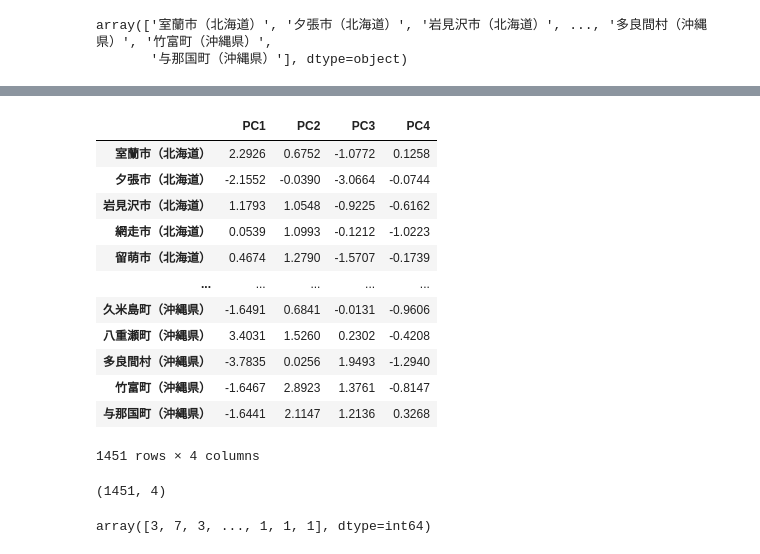
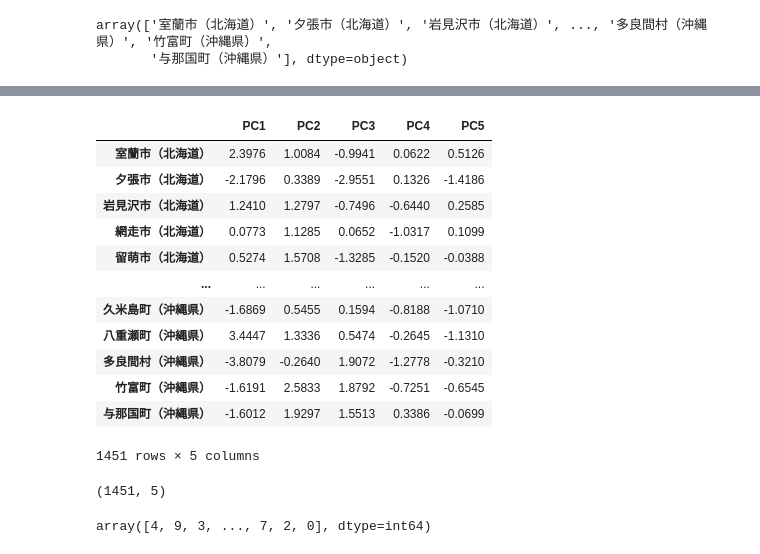
Before and after one commit to tMaehashi/City-Analysis, a Jupyter notebook: Code/city_2.ipynb, the cells around one changed output, grey strips where cells are left out. Saved outputs shown, nothing was run; the diff lists cells and outputs as text; code cells hidden in the pictures.

```diff
--- a/Code/city_2.ipynb
+++ b/Code/city_2.ipynb
@@ -129,35 +130,35 @@ my_df.style.applymap(color_background1)
 # %%
 pd.options.display.float_format = '{:.4f}'.format
 pca_score = pd.DataFrame(val_PCA, columns=[f'PC{i+1}' for i in range(pca.n_components_)], index=C)
-df_score = pca_score.iloc[:, :4]
+df_score = pca_score.iloc[:, :5]
 df_score
 # %% [output]
-|  | PC1 | PC2 | PC3 | PC4 |
-| 室蘭市（北海道） | 2.2926 | 0.6752 | -1.0772 | 0.1258 |
-| 夕張市（北海道） | -2.1552 | -0.0390 | -3.0664 | -0.0744 |
-| 岩見沢市（北海道） | 1.1793 | 1.0548 | -0.9225 | -0.6162 |
-| 網走市（北海道） | 0.0539 | 1.0993 | -0.1212 | -1.0223 |
-| 留萌市（北海道） | 0.4674 | 1.2790 | -1.5707 | -0.1739 |
-| ... | ... | ... | ... | ... |
-| 久米島町（沖縄県） | -1.6491 | 0.6841 | -0.0131 | -0.9606 |
-| 八重瀬町（沖縄県） | 3.4031 | 1.5260 | 0.2302 | -0.4208 |
-| 多良間村（沖縄県） | -3.7835 | 0.0256 | 1.9493 | -1.2940 |
-| 竹富町（沖縄県） | -1.6467 | 2.8923 | 1.3761 | -0.8147 |
-| 与那国町（沖縄県） | -1.6441 | 2.1147 | 1.2136 | 0.3268 |
+|  | PC1 | PC2 | PC3 | PC4 | PC5 |
+| 室蘭市（北海道） | 2.3976 | 1.0084 | -0.9941 | 0.0622 | 0.5126 |
+| 夕張市（北海道） | -2.1796 | 0.3389 | -2.9551 | 0.1326 | -1.4186 |
+| 岩見沢市（北海道） | 1.2410 | 1.2797 | -0.7496 | -0.6440 | 0.2585 |
+| 網走市（北海道） | 0.0773 | 1.1285 | 0.0652 | -1.0317 | 0.1099 |
+| 留萌市（北海道） | 0.5274 | 1.5708 | -1.3285 | -0.1520 | -0.0388 |
+| ... | ... | ... | ... | ... | ... |
+| 久米島町（沖縄県） | -1.6869 | 0.5455 | 0.1594 | -0.8188 | -1.0710 |
+| 八重瀬町（沖縄県） | 3.4447 | 1.3336 | 0.5474 | -0.2645 | -1.1310 |
+| 多良間村（沖縄県） | -3.8079 | -0.2640 | 1.9072 | -1.2778 | -0.3210 |
+| 竹富町（沖縄県） | -1.6191 | 2.5833 | 1.8792 | -0.7251 | -0.6545 |
+| 与那国町（沖縄県） | -1.6012 | 1.9297 | 1.5513 | 0.3386 | -0.0699 |
-1451 rows × 4 columns
+1451 rows × 5 columns
 # %%
 my_score = df_score.values
 my_score.shape
 # %% [output]
-(1451, 4)
+(1451, 5)
 # %%
 from sklearn.cluster import AgglomerativeClustering
 
-ac = AgglomerativeClustering(n_clusters=8, affinity='euclidean', linkage='ward')
+ac = AgglomerativeClustering(n_clusters=10, affinity='euclidean', linkage='ward')
 labels = ac.fit_predict(my_score)
 labels
 # %% [output]
-array([3, 7, 3, ..., 1, 1, 1], dtype=int64)
+array([4, 9, 3, ..., 7, 2, 0], dtype=int64)
 # %%
 np.unique(labels, return_counts=True)
 # %% [output]
```
Also changed, not shown: parts of 22 cells of this notebook.
